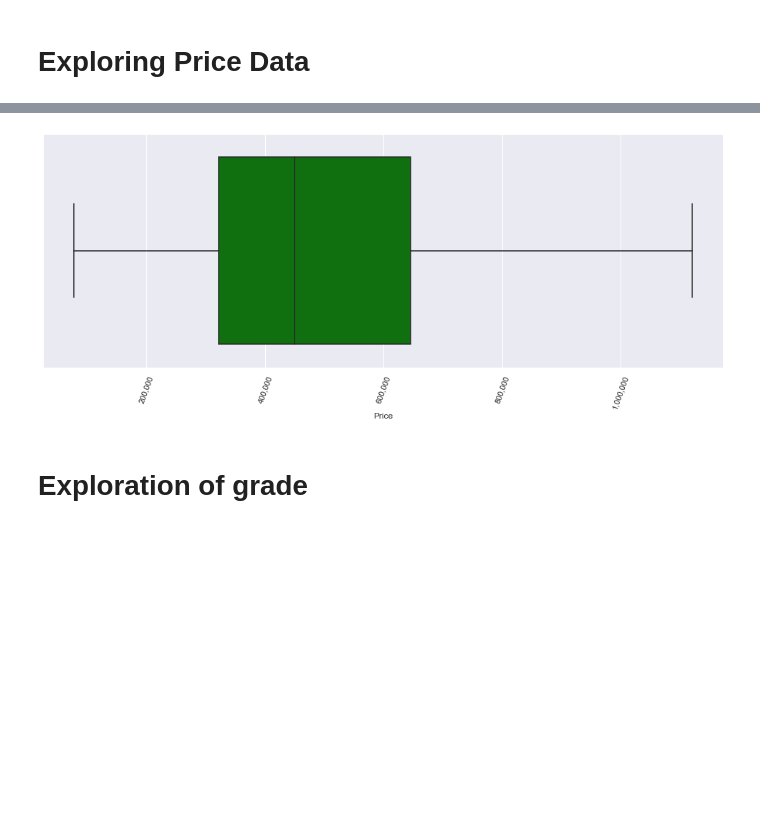
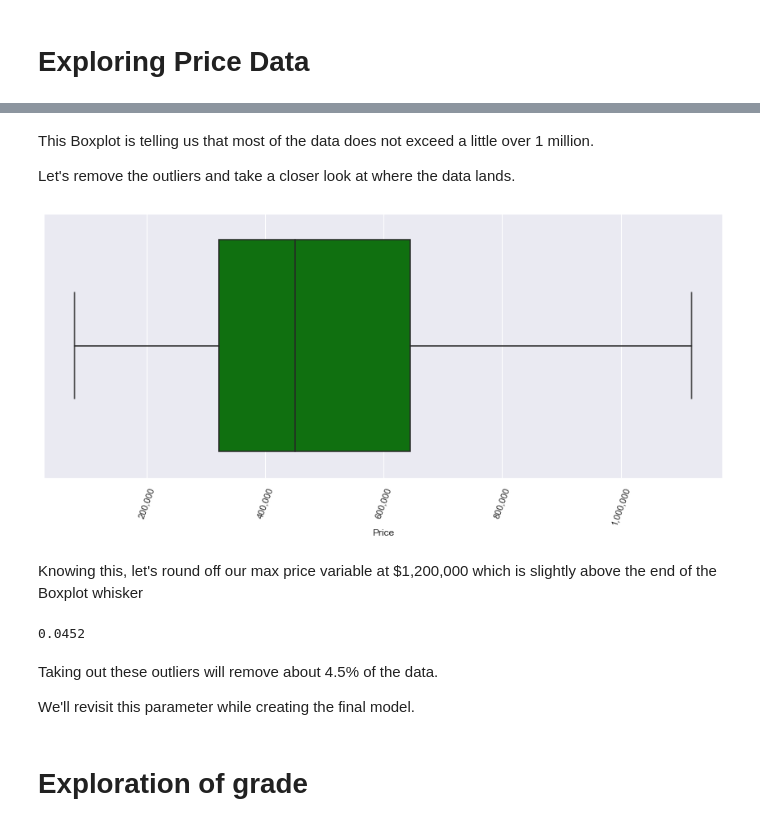
Before and after one commit to SethKauf/King_County_Avocoders_Group_3, a Jupyter notebook: Final Notebook.ipynb, the cells around one changed output, grey strips where cells are left out. Saved outputs shown, nothing was run; the diff lists cells and outputs as text; code cells hidden in the pictures; blank space fills up the shorter version.

```diff
--- a/Final Notebook.ipynb
+++ b/Final Notebook.ipynb
@@ -87,3 +87,12 @@ model.coef_,model.intercept_,model.score(X_train,Y_train),metrics.r2_score(Y_pre
 This model performed poorly. We will need to look at other features.
 # %% [markdown]
 # Exploring Price Data
+# %%
+#Checking the distribution of house prices
+
+fig, ax = plt.subplots(figsize = (15, 6))
+sns.boxplot(dataset['price'], color='red')
+sns.set(style='darkgrid')
+plt.xlabel('Price')
+ax.set_xticklabels(['', '0', '1m', '2m', '3m', '4m', '5m','6m','7m']);
+warnings.filterwarnings('ignore',category=DeprecationWarning)
@@ -90,12 +101,16 @@ This model performed poorly. We will need to look at other features.
+# %% [markdown]
+This Boxplot is telling us that most of the data does not exceed a little over 1 million.
+
+Let's remove the outliers and take a closer look at where the data lands.
 # %%
-#Checking the distribution of house prices
-
-fig, ax = plt.subplots(figsize = (17, 6))
+fig, ax = plt.subplots(figsize = (15, 6))
 sns.boxplot(dataset['price'], showfliers = False, color='green')
 sns.set(style='darkgrid')
 plt.xlabel('Price')
 ax.tick_params(axis='x', rotation=70)
 ax.set_xticklabels(['0', '200,000', '400,000', '600,000', '800,000', '1,000,000', '1,200,000']);
-warnings.filterwarnings('ignore',category=DeprecationWarning)
+warnings.filterwarnings('ignore')
 # %% [output]
-[figure, old version]
+[figure, new version]
+# %% [markdown]
+Knowing this, let's round off our max price variable at $1,200,000 which is slightly above the end of the Boxplot whisker
@@ -102,3 +121,12 @@ warnings.filterwarnings('ignore',category=DeprecationWarning)
+# %%
+percent_outlier = 1-(no_outliers_num/dataset_full)
+round(percent_outlier, 4)
+# %% [output]
+0.0452
+# %% [markdown]
+Taking out these outliers will remove about 4.5% of the data.
+
+We'll revisit this parameter while creating the final model.
 # %% [markdown]
 # Exploration of grade
 # %%
```
Also changed, not shown: parts of 10 cells of this notebook, 5 other files.
